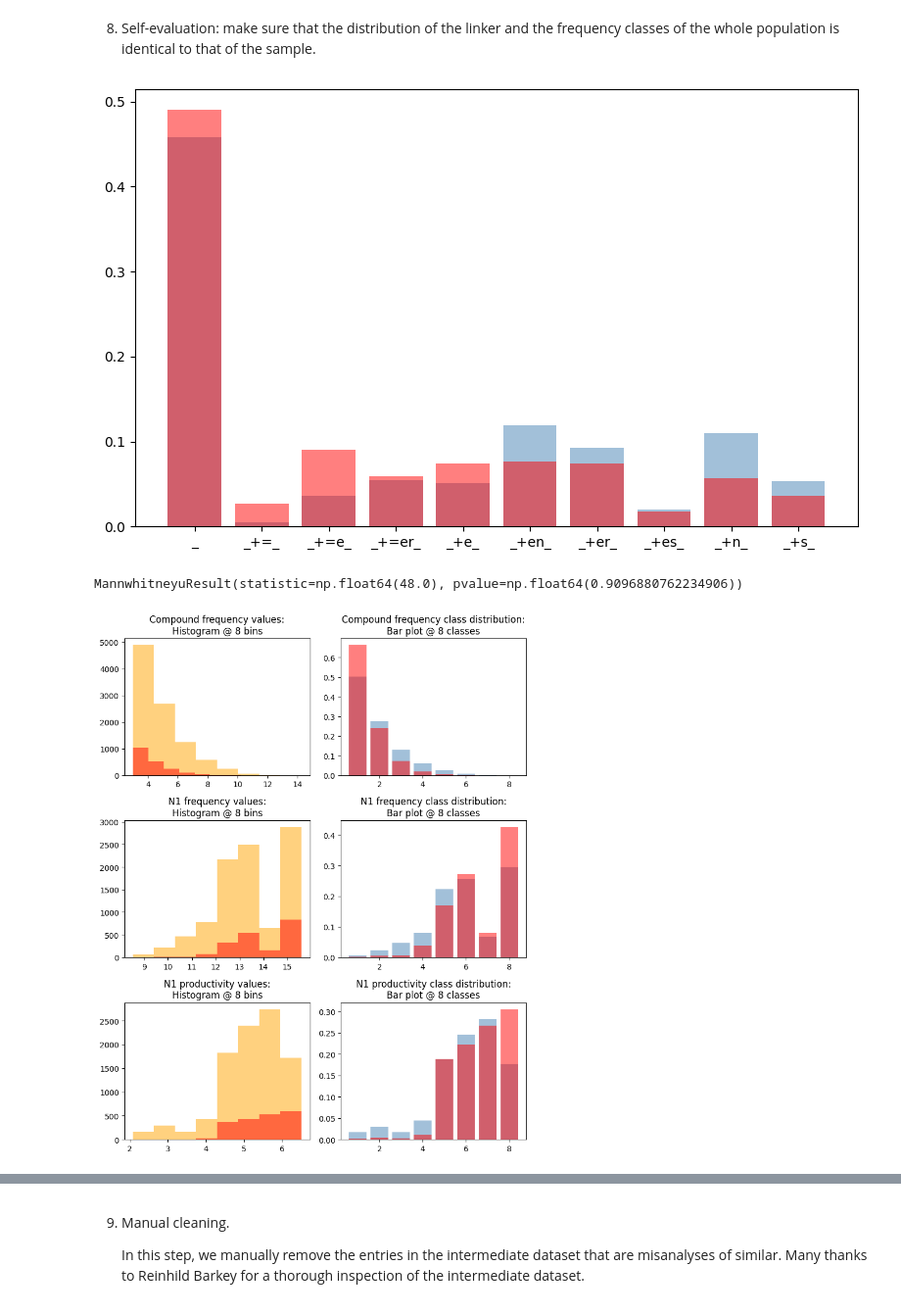
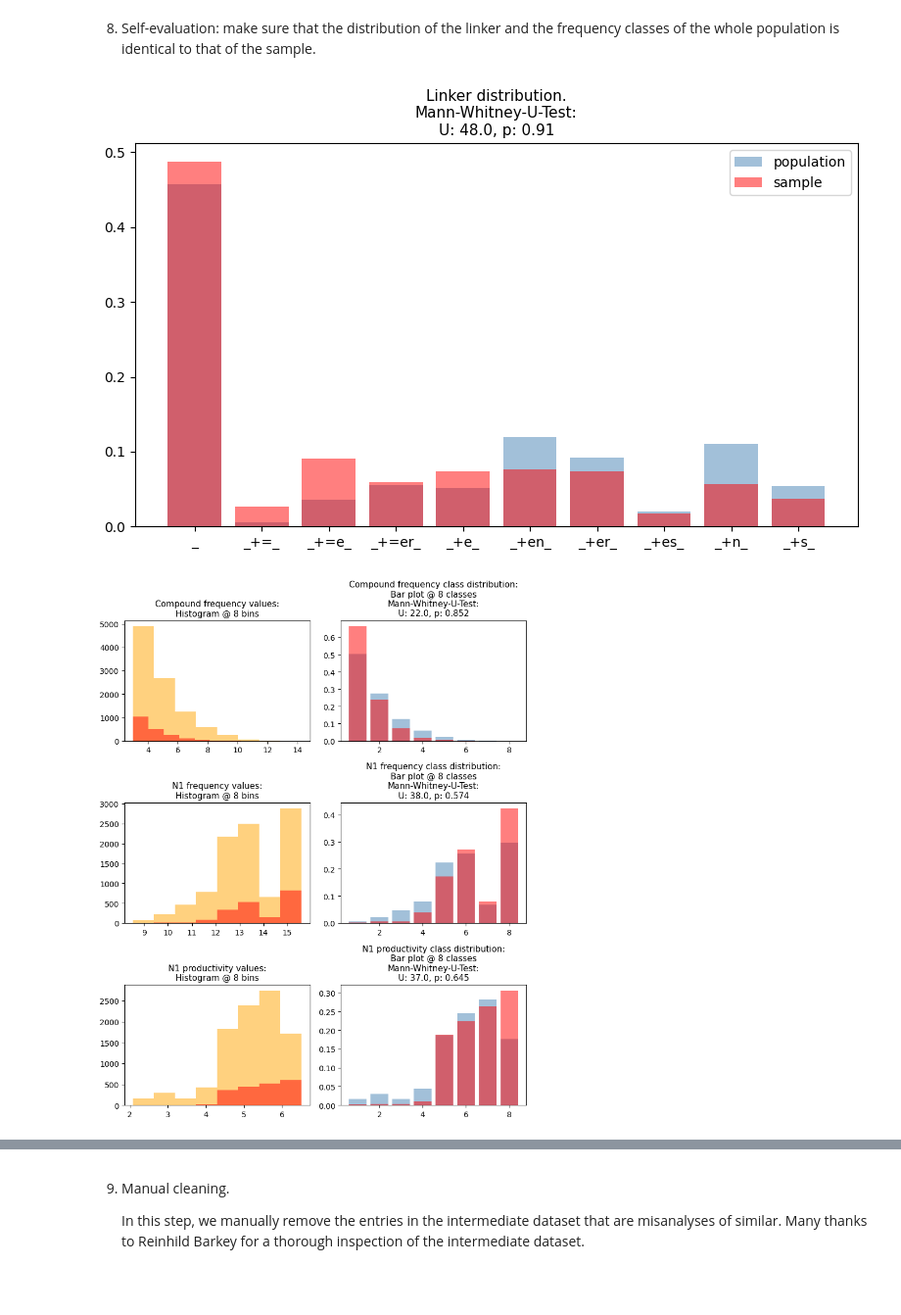
Before and after one commit to maxschmaltz/DieKonstraints, a Jupyter notebook: data_utils/sample_gecodbpl_300er.ipynb, the cells around one changed output, grey strips where cells are left out. Shown at 98% size. Cells and saved outputs as stored; diff of their text form; code cells hidden in the pictures.

```diff
--- a/data_utils/sample_gecodbpl_300er.ipynb
+++ b/data_utils/sample_gecodbpl_300er.ipynb
@@ -449,41 +451,67 @@ linker_counts_300er = np.unique_counts(gecodb_v07pll_300er["linker"])
 linker_shares_300er = linker_counts_300er.counts / linker_counts_300er.counts.sum()
 
 _, ax = plt.subplots(figsize=(8, 5))
-ax.bar(linker_counts.values, linker_shares, color="steelblue", alpha=0.5)
-ax.bar(linker_counts_300er.values, linker_shares_300er, color="red", alpha=0.5)
+ax.bar(linker_counts.values, linker_shares, color="steelblue", alpha=0.5, label="population")
+ax.bar(linker_counts_300er.values, linker_shares_300er, color="red", alpha=0.5, label="sample")
+ax.legend()
+
+# test for identical distributions;
+# p > 0.05 => the distributions are identical
+mwu = mannwhitneyu(linker_shares, linker_shares_300er)
+plt.title(
+    "Linker distribution.\n"
+    "Mann-Whitney-U-Test:\n"
+    f"U: {mwu.statistic}, p: {mwu.pvalue.round(3)}",
+    fontsize=11
+)
 plt.tight_layout()
+plt.savefig(
+    os.path.join(sample_dir, "linker_distr.png"),
+    format="png",
+    dpi="figure"
+)
 plt.show()
 # %% [output]
-[figure, old version]
+[figure, new version]
-# %%
-# p > 0.05 => the distributions are identical
-mannwhitneyu(linker_shares, linker_shares_300er)
-# %% [output]
-MannwhitneyuResult(statistic=np.float64(48.0), pvalue=np.float64(0.9096880762234906))
 # %%
-# PoC: show the distribution of individual parameter log values
+# show the distribution of individual parameter log values
 # vs the frequency code probs: whole population & sample
 fig, axes = plt.subplots(3, 2, figsize=(8, 10))
 
-all_param_shares_300er = {}
 for i, (param_name, title) in enumerate([
     ("comp_freq", "Compound frequency"),
     ("n1_freq", "N1 frequency"),
     ("n1_prod", "N1 productivity")
 ]):
     # log values: population vs sample, respectively
-    axes[i, 0].hist(np.log(gecodb_v07pll[param_name]), bins=NCLASSES, color="orange", alpha=0.5)
-    axes[i, 0].hist(np.log(gecodb_v07pll_300er[param_name]), bins=NCLASSES, color="red", alpha=0.5)
-    axes[i, 0].set_title(f"{title} values:\nHistogram @ {NCLASSES} bins")
+    axes[i, 0].hist(np.log(gecodb_v07pll[param_name]), bins=NCLASSES, color="orange", alpha=0.5, label="population")
+    axes[i, 0].hist(np.log(gecodb_v07pll_300er[param_name]), bins=NCLASSES, color="red", alpha=0.5, label="sample")
+
+    axes[i, 0].set_title(f"{title} values:\nHistogram @ {NCLASSES} bins", fontsize=11)
+
     # class distr: population vs sample, respectively
-    axes[i, 1].bar(*all_param_shares[param_name], color="steelblue", alpha=0.5)
+    axes[i, 1].bar(*all_param_shares[param_name], color="steelblue", alpha=0.5, label="population")
     param_counts_300er = np.unique_counts(gecodb_v07pll_300er[f"{param_name}_cl"])
     param_shares_300er = param_counts_300er.counts / param_counts_300er.counts.sum()
-    axes[i, 1].bar(param_counts_300er.values, param_shares_300er, color="red", alpha=0.5)
-    axes[i, 1].set_title(f"{title} class distribution:\nBar plot @ {NCLASSES} classes")
-    all_param_shares_300er[param_name] = (param_counts_300er.values, param_shares_300er)
+    axes[i, 1].bar(param_counts_300er.values, param_shares_300er, color="red", alpha=0.5, label="sample")
+
+    # test for identical distributions;
+    # p > 0.05 => the distributions are identical
+    mwu = mannwhitneyu(all_param_shares[param_name][1], param_shares_300er)
+    axes[i, 1].set_title(
+        f"{title} class distribution:\n"
+        f"Bar plot @ {NCLASSES} classes\n"
+        "Mann-Whitney-U-Test:\n"
+        f"U: {mwu.statistic}, p: {mwu.pvalue.round(3)}",
+        fontsize=11
+    )
 
 plt.tight_layout()
+plt.savefig(
+    os.path.join(sample_dir, "frequency_distrs.png"),
+    format="png",
+    dpi="figure"
+)
 plt.show()
 # %% [output]
-[figure, old version]
+[figure, new version]
```
Also changed, not shown: parts of 18 cells of this notebook, 3 other files.
